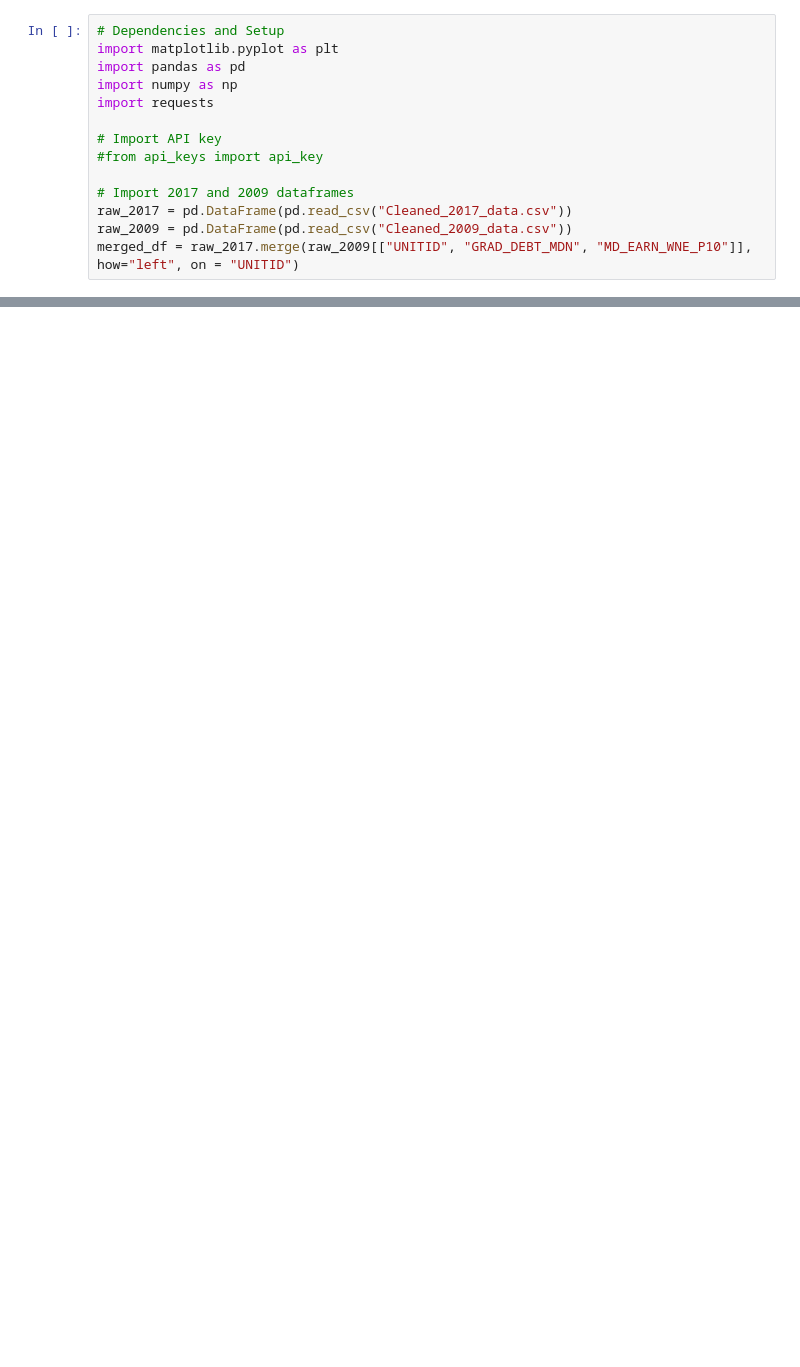
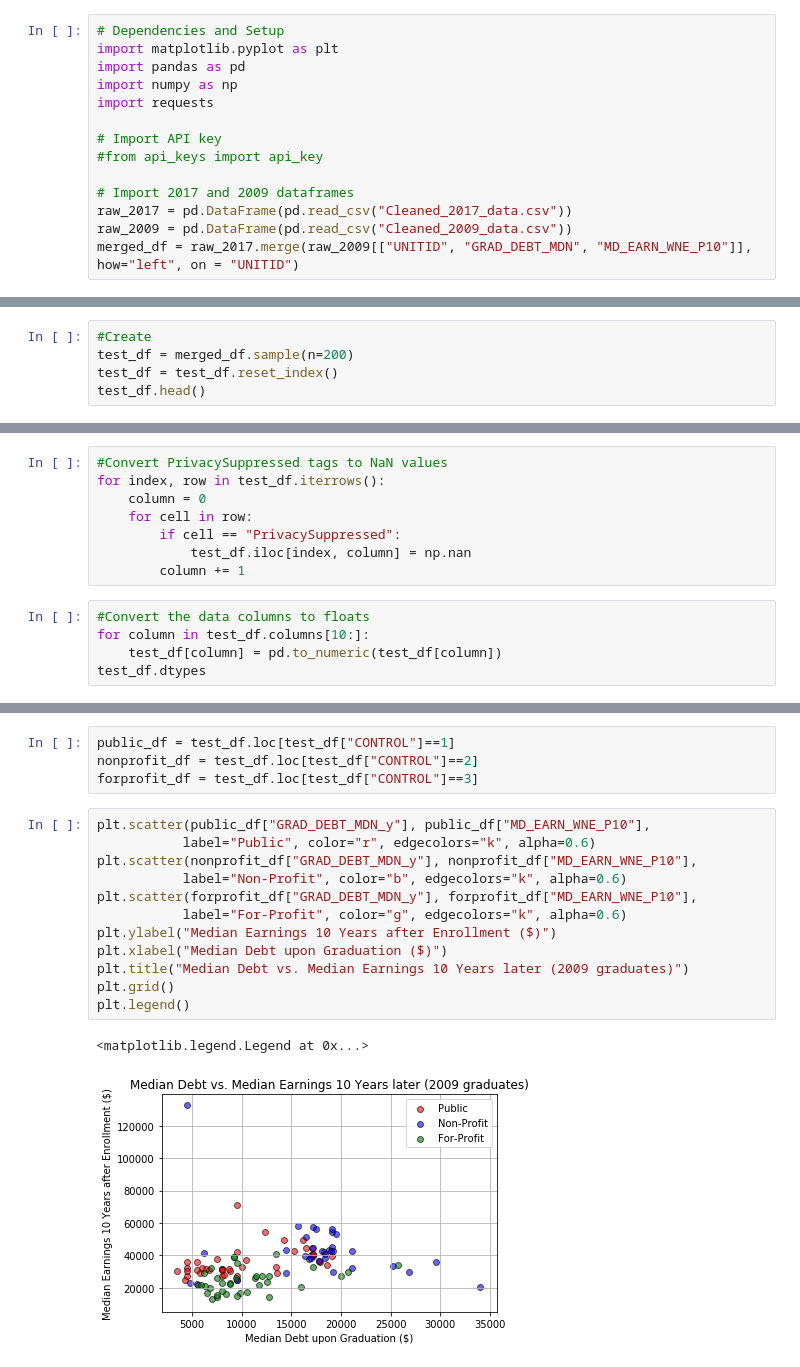
Before and after one commit to alexandermlecocq/project01, a Jupyter notebook: Project01.ipynb, the cells around one changed output, grey strips where cells are left out. Drawn from its saved outputs; the diff is of its cells as text; blank space fills up the shorter version.

Commit message:
added a cleaner version of the data and an example graph

```diff
--- a/Project01.ipynb
+++ b/Project01.ipynb
@@ -19,0 +30,5 @@ merged_df.dropna()
+# %%
+#Create
+test_df = merged_df.sample(n=200)
+test_df = test_df.reset_index()
+test_df.head()
@@ -19,0 +43,13 @@ merged_df.dropna()
+# %%
+#Convert PrivacySuppressed tags to NaN values
+for index, row in test_df.iterrows():
+    column = 0
+    for cell in row:
+        if cell == "PrivacySuppressed":
+            test_df.iloc[index, column] = np.nan
+        column += 1
+# %%
+#Convert the data columns to floats
+for column in test_df.columns[10:]:
+    test_df[column] = pd.to_numeric(test_df[column])
+test_df.dtypes
@@ -19,0 +74,19 @@ merged_df.dropna()
+# %%
+public_df = test_df.loc[test_df["CONTROL"]==1]
+nonprofit_df = test_df.loc[test_df["CONTROL"]==2]
+forprofit_df = test_df.loc[test_df["CONTROL"]==3]
+# %%
+plt.scatter(public_df["GRAD_DEBT_MDN_y"], public_df["MD_EARN_WNE_P10"],
+           label="Public", color="r", edgecolors="k", alpha=0.6)
+plt.scatter(nonprofit_df["GRAD_DEBT_MDN_y"], nonprofit_df["MD_EARN_WNE_P10"],
+           label="Non-Profit", color="b", edgecolors="k", alpha=0.6)
+plt.scatter(forprofit_df["GRAD_DEBT_MDN_y"], forprofit_df["MD_EARN_WNE_P10"],
+           label="For-Profit", color="g", edgecolors="k", alpha=0.6)
+plt.ylabel("Median Earnings 10 Years after Enrollment ($)")
+plt.xlabel("Median Debt upon Graduation ($)")
+plt.title("Median Debt vs. Median Earnings 10 Years later (2009 graduates)")
+plt.grid()
+plt.legend()
+# %% [output]
+<matplotlib.legend.Legend at 0x...>
+[figure, added]
```
Also changed, not shown: parts of 4 cells of this notebook.
